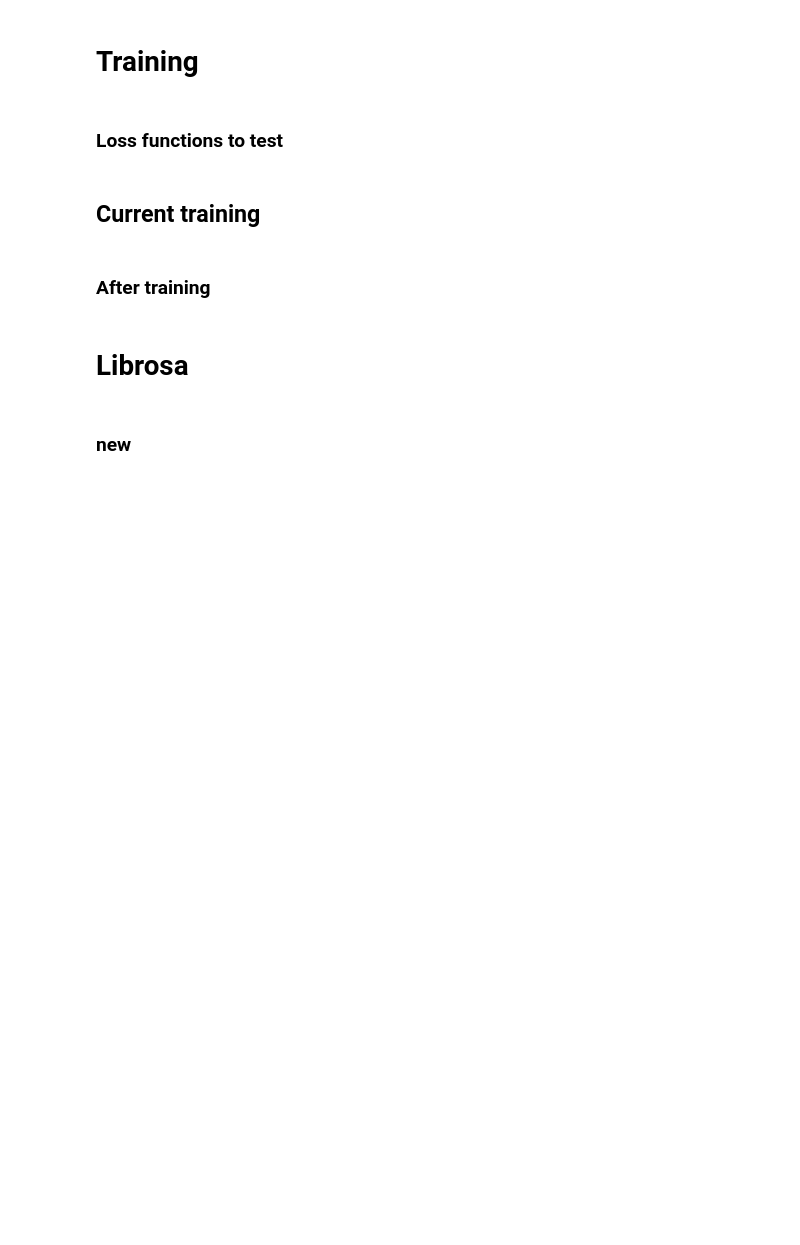
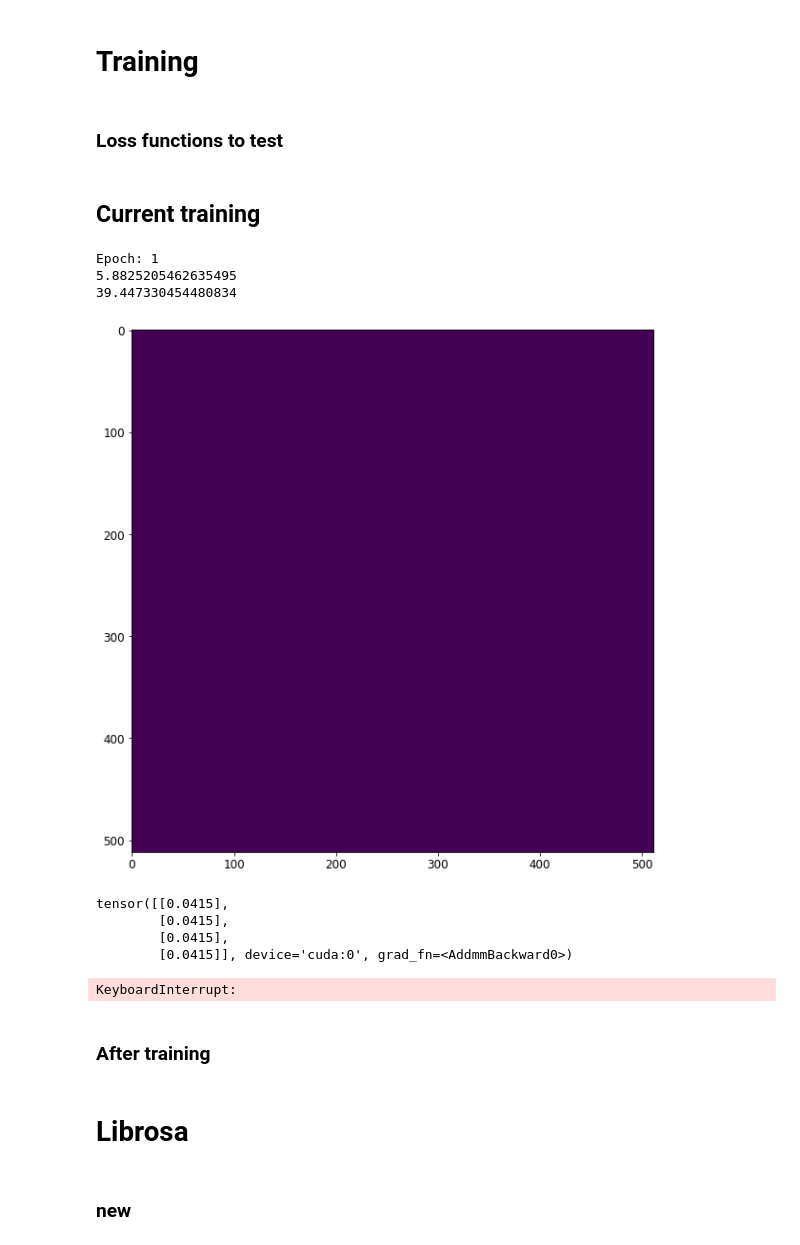
Before and after one commit to zeusgedofdata/ml_expore, a Jupyter notebook: SpectroGanWorking.ipynb, the cells around one changed output. Drawn from its saved outputs; the diff is of its cells as text; code cells hidden in the pictures; blank space fills up the shorter version.

```diff
--- a/SpectroGanWorking.ipynb
+++ b/SpectroGanWorking.ipynb
@@ -48,14 +48,15 @@ import random
 # %%
 tired_bias = 0
 
-batch_number = 10
+batch_number = 4
 
-epoch_number = 10
+epoch_number = 1000
 
 z_dim = 10
 
-og_img_size =  [batch_number, z_dim , 8, 64]
-dimensions = (batch_number, 1, 128, 1024)
+#og_img_size =  [batch_number, z_dim , 8, 64]
+og_img_size =  [batch_number, z_dim , 32, 32]
+dimensions = (batch_number, 1, 512, 512)
 noise_vec = [batch_number, z_dim]
 
 first_layer = 16
@@ -74,7 +75,7 @@ device = "cuda"
 # %% [markdown]
 ## Setup
 # %%
-path = Path.BASE_PATH = r".\all_temp"
+path = Path.BASE_PATH = r".\square2"
 #path = Path.BASE_PATH = r".\all"
 
 music = DataBlock(blocks = (ImageBlock(cls=PILImageBW), CategoryBlock),
@@ -568,7 +667,9 @@ criterion = nn.MSELoss()
 
 #gen = AreTwoGenFour().to(device)
 #gen = AreTwoGenThree().to(device)
-gen = AreTwoGenFour2().to(device)
+#gen = AreTwoGenFour2().to(device)
+gen = AreTwoGenFourSquare().to(device)
+
 
 
 gen_opt = torch.optim.Adam(gen.parameters())
@@ -593,33 +694,43 @@ for epoch in range(epoch_number):
         #Train discriminator
         if gen_loss_hist[-1] < POOPs:
             disc_opt.zero_grad()
             disc_loss = get_disc_loss(gen, disc, criterion, real_images, num_images, z_dim, device)
             disc_loss_batch+=disc_loss.item()
             disc_loss.backward(retain_graph=True)
             disc_opt.step()
 
         #Train Generator
         gen_opt.zero_grad()
         gen_loss = get_gen_loss(gen, disc, criterion, num_images, z_dim, device)
         gen_loss_batch+=gen_loss.item()
         gen_loss.backward(retain_graph=True)
         gen_opt.step()
 
     print("Epoch: " + str(epoch + 1))
     print(disc_loss_batch/batch_number)
     print(gen_loss_batch/batch_number)
 
     disc_loss_hist.append(disc_loss_batch/batch_number)
     gen_loss_hist.append(gen_loss_batch/batch_number)
 
     if epoch % (print_every) == 0:
         make_image(gen)
         for i in range(1):
             fake_images = gen(get_noise(num_images, z_dim, device=device))
             fake_images = torch.reshape(fake_images, dimensions)
             fake_images.detach()
             prediction = disc(fake_images)
             print(prediction)
+# %% [output]
+Epoch: 1
+5.8825205462635495
+39.447330454480834
+[figure, added]
+tensor([[0.0415],
+        [0.0415],
+        [0.0415],
+        [0.0415]], device='cuda:0', grad_fn=<AddmmBackward0>)
+KeyboardInterrupt:
 # %% [markdown]
 ### After training
 # %%
```
Also changed, not shown: parts of 11 cells of this notebook.
